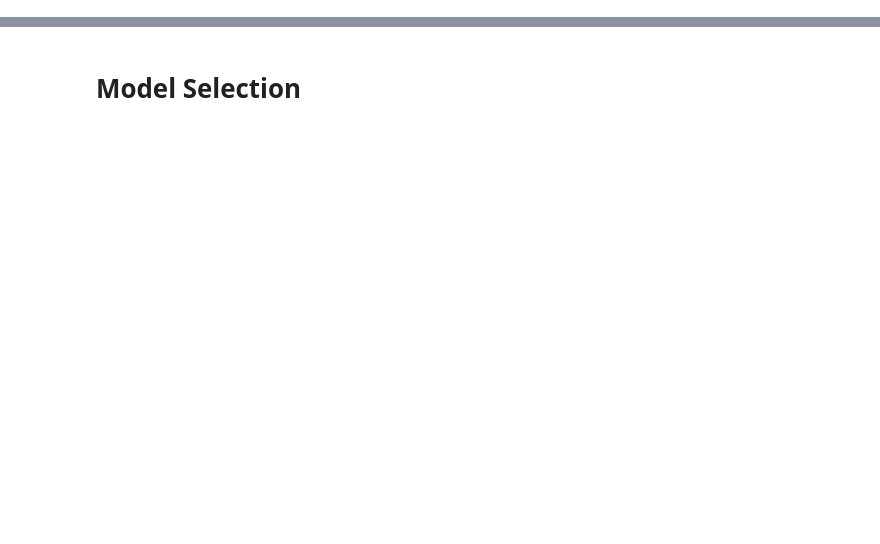
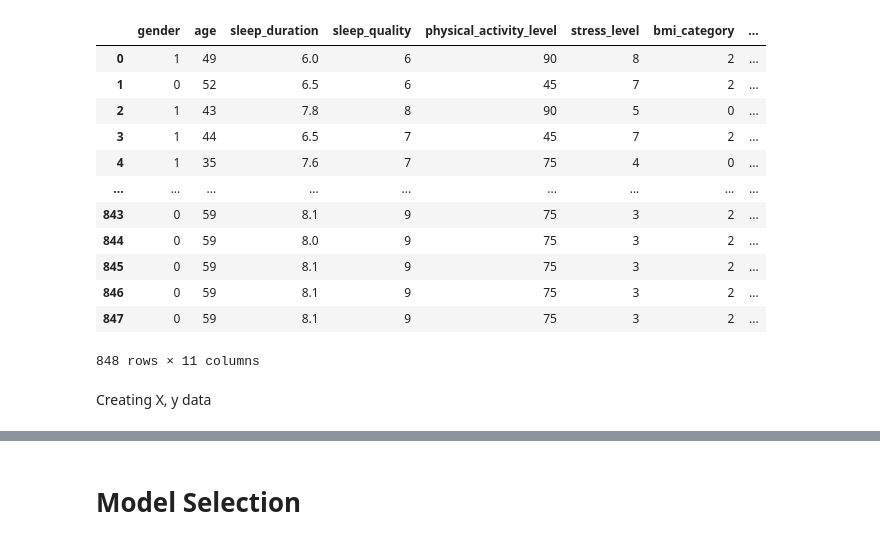
Before and after one commit to amaithi-mediwave/poc_sleep_quality_prediction, a Jupyter notebook: notebooks/modelDevelopment.ipynb, the cells around one changed output, grey strips where cells are left out. Saved outputs shown, nothing was run; the diff lists cells and outputs as text; code cells hidden in the pictures; blank space fills up the shorter version.

```diff
--- a/notebooks/modelDevelopment.ipynb
+++ b/notebooks/modelDevelopment.ipynb
@@ -5,0 +5,18 @@ y= pd.read_csv('./y_data.csv')
+# %%
+d
+# %% [output]
+|  | gender | age | sleep_duration | sleep_quality | physical_activity_level | stress_level | bmi_category | ... |
+| 0 | 1 | 49 | 6.0 | 6 | 90 | 8 | 2 | ... |
+| 1 | 0 | 52 | 6.5 | 6 | 45 | 7 | 2 | ... |
+| 2 | 1 | 43 | 7.8 | 8 | 90 | 5 | 0 | ... |
+| 3 | 1 | 44 | 6.5 | 7 | 45 | 7 | 2 | ... |
+| 4 | 1 | 35 | 7.6 | 7 | 75 | 4 | 0 | ... |
+| ... | ... | ... | ... | ... | ... | ... | ... | ... |
+| 843 | 0 | 59 | 8.1 | 9 | 75 | 3 | 2 | ... |
+| 844 | 0 | 59 | 8.0 | 9 | 75 | 3 | 2 | ... |
+| 845 | 0 | 59 | 8.1 | 9 | 75 | 3 | 2 | ... |
+| 846 | 0 | 59 | 8.1 | 9 | 75 | 3 | 2 | ... |
+| 847 | 0 | 59 | 8.1 | 9 | 75 | 3 | 2 | ... |
+848 rows × 11 columns
+# %% [markdown]
+Creating X, y data
```
Also changed, not shown: parts of 38 cells of this notebook, 13 other files.
